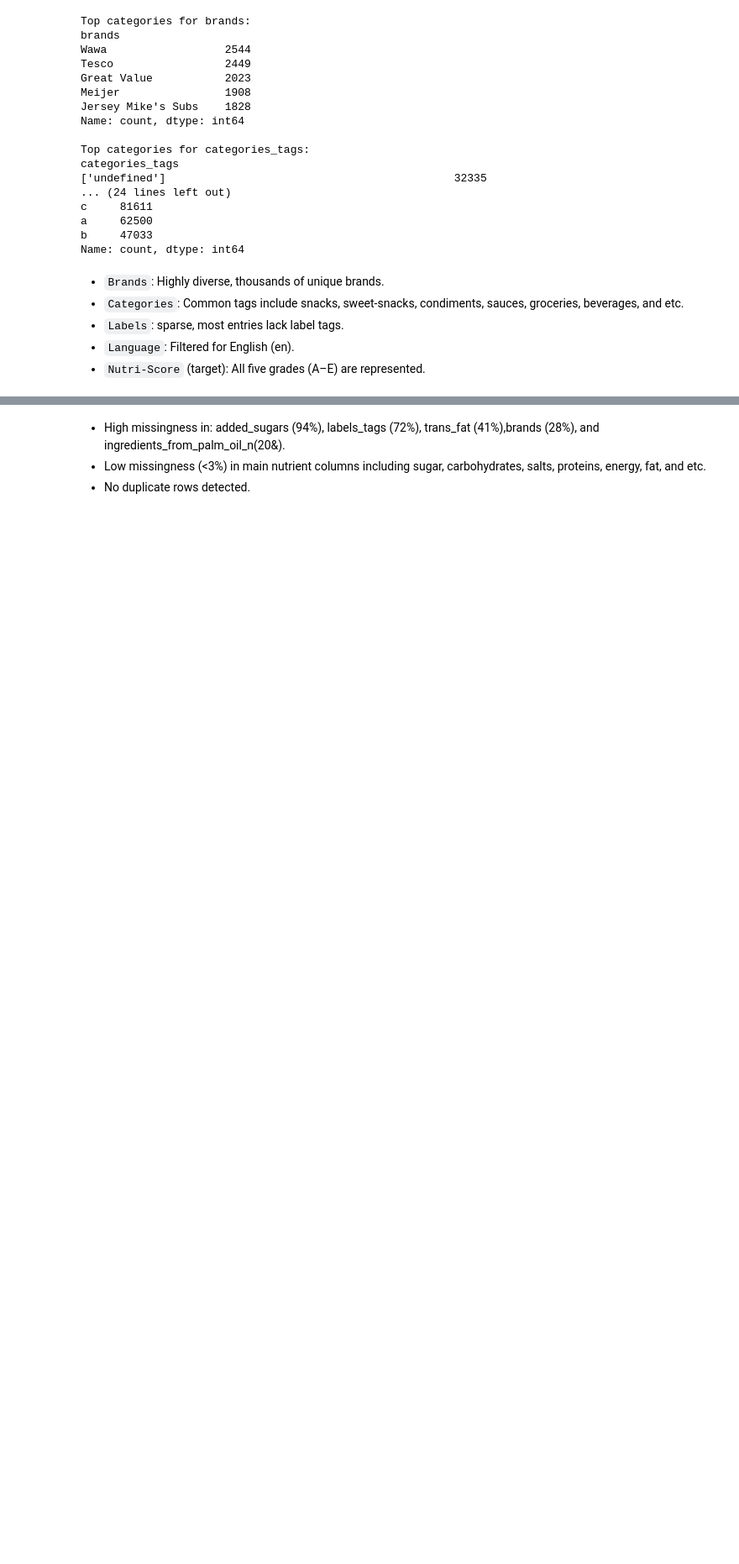
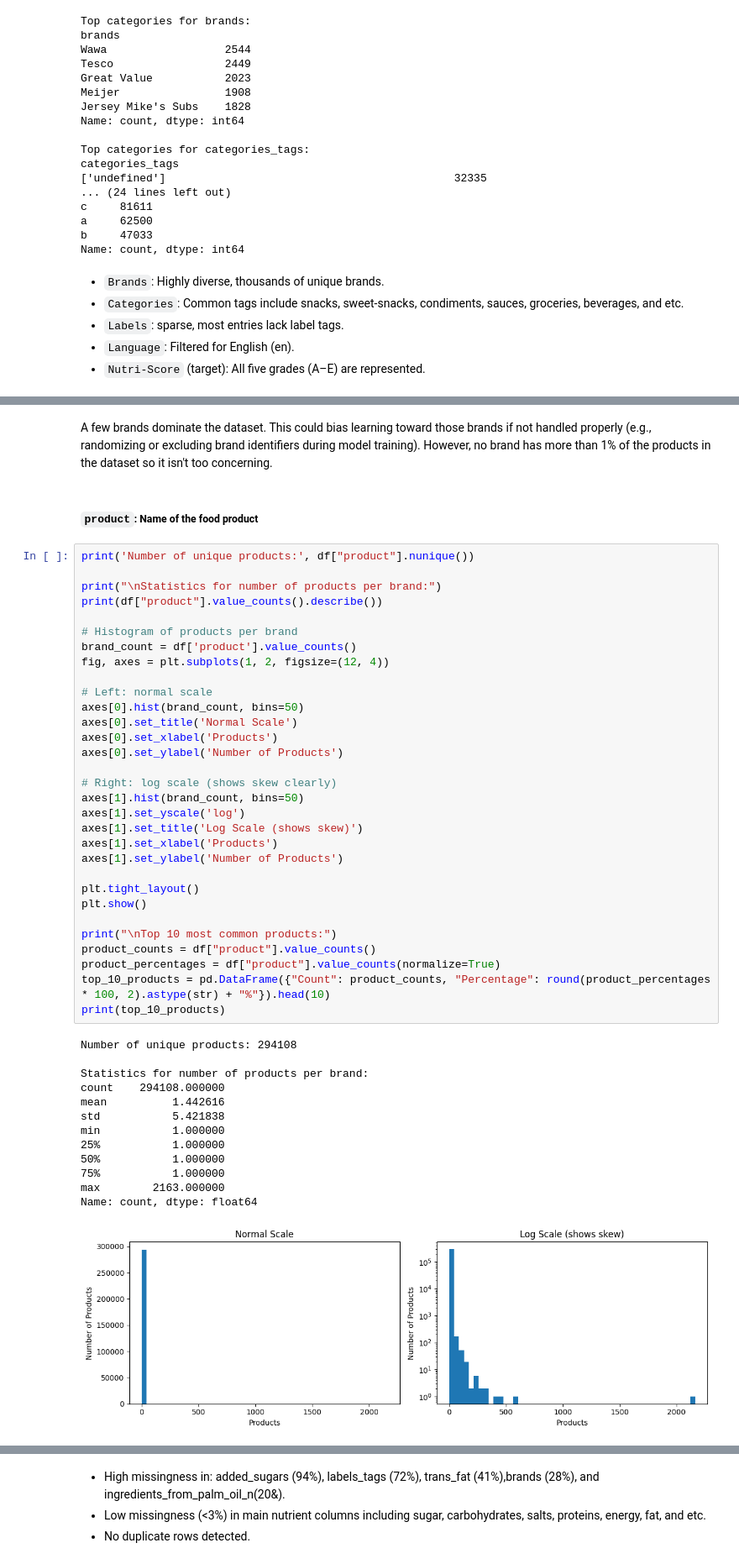
Before and after one commit to swhoyle/food-nutrition-model, a Jupyter notebook: notebooks/2_eda.ipynb, the cells around one changed output, grey strips where cells are left out. Shown at 84% size. Saved outputs shown, nothing was run; the diff lists cells and outputs as text; blank space fills up the shorter version.

```diff
--- a/notebooks/2_eda.ipynb
+++ b/notebooks/2_eda.ipynb
@@ -149,0 +246,50 @@ Name: count, dtype: int64
+# %% [markdown]
+A few brands dominate the dataset.
+This could bias learning toward those brands if not handled properly (e.g., randomizing or excluding brand identifiers during model training). However, no brand has more than 1% of the products in the dataset so it isn't too concerning.
+# %% [markdown]
+##### `product`: Name of the food product
+# %%
+print('Number of unique products:', df["product"].nunique())
+
+print("\nStatistics for number of products per brand:")
+print(df["product"].value_counts().describe())
+
+# Histogram of products per brand
+brand_count = df['product'].value_counts()
+fig, axes = plt.subplots(1, 2, figsize=(12, 4))
+
+# Left: normal scale
+axes[0].hist(brand_count, bins=50)
+axes[0].set_title('Normal Scale')
+axes[0].set_xlabel('Products')
+axes[0].set_ylabel('Number of Products')
+
+# Right: log scale (shows skew clearly)
+axes[1].hist(brand_count, bins=50)
+axes[1].set_yscale('log')
+axes[1].set_title('Log Scale (shows skew)')
+axes[1].set_xlabel('Products')
+axes[1].set_ylabel('Number of Products')
+
+plt.tight_layout()
+plt.show()
+
+print("\nTop 10 most common products:")
+product_counts = df["product"].value_counts()
+product_percentages = df["product"].value_counts(normalize=True)
+top_10_products = pd.DataFrame({"Count": product_counts, "Percentage": round(product_percentages * 100, 2).astype(str) + "%"}).head(10)
+print(top_10_products)
+# %% [output]
+Number of unique products: 294108
+
+Statistics for number of products per brand:
+count    294108.000000
+mean          1.442616
+std           5.421838
+min           1.000000
+25%           1.000000
+50%           1.000000
+75%           1.000000
+max        2163.000000
+Name: count, dtype: float64
+[figure, added]
```
Also changed, not shown: parts of 90 cells of this notebook, 1 other file.
